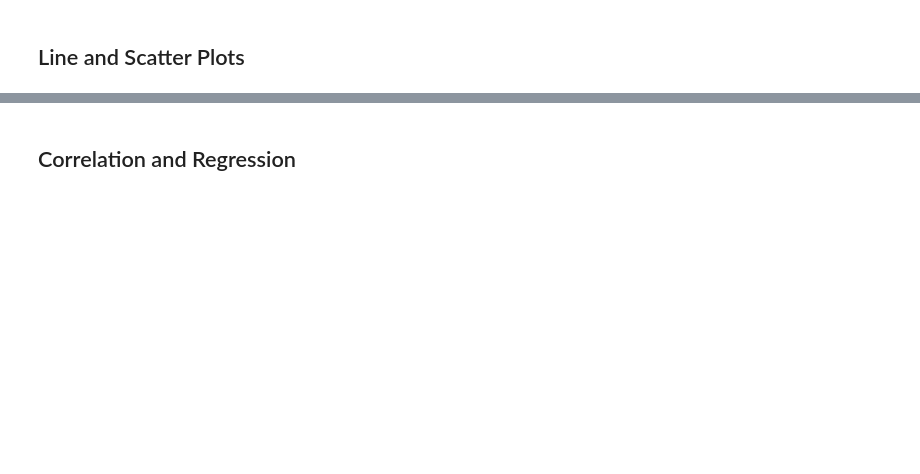
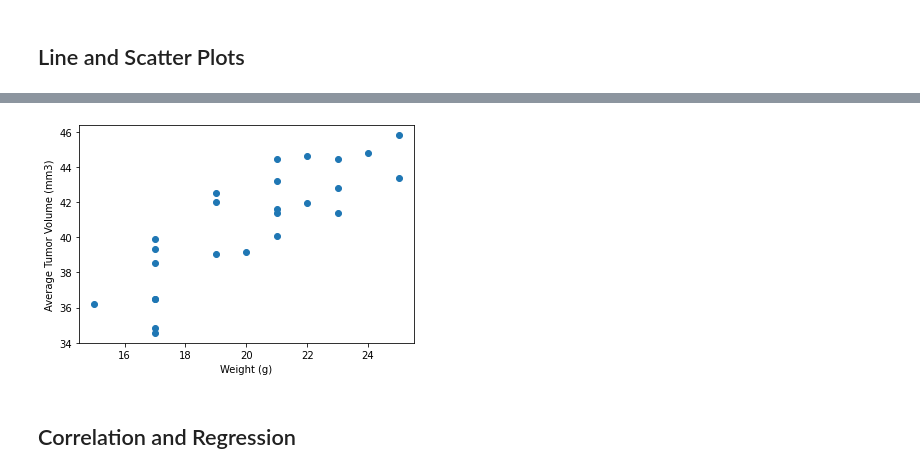
Before and after one commit to rileyunverferth/Mice-Tumor-Pharmaceutical-Analysis, a Jupyter notebook: pymaceuticals.ipynb, the cells around one changed output, grey strips where cells are left out. Drawn from its saved outputs; the diff is of its cells as text; code cells hidden in the pictures; blank space fills up the shorter version.

```diff
--- a/pymaceuticals.ipynb
+++ b/pymaceuticals.ipynb
@@ -238,4 +274,12 @@ Text(0, 0.5, 'Sex')
 # %%
 # Generate a scatter plot of average tumor volume vs. mouse weight for the Capomulin regimen
+cap = mouse_clean.loc[mouse_clean["Drug Regimen"] == "Capomulin"]
+cap_avg = cap.groupby(["Mouse ID"])[["Weight (g)", "Tumor Volume (mm3)"]].mean()
+plt.scatter(cap_avg["Weight (g)"], cap_avg["Tumor Volume (mm3)"])
+plt.xlabel("Weight (g)")
+plt.ylabel("Average Tumor Volume (mm3)")
+plt.show()
+# %% [output]
+[figure, added]
 # %% [markdown]
 ## Correlation and Regression
```
Also changed, not shown: parts of 8 cells of this notebook.
